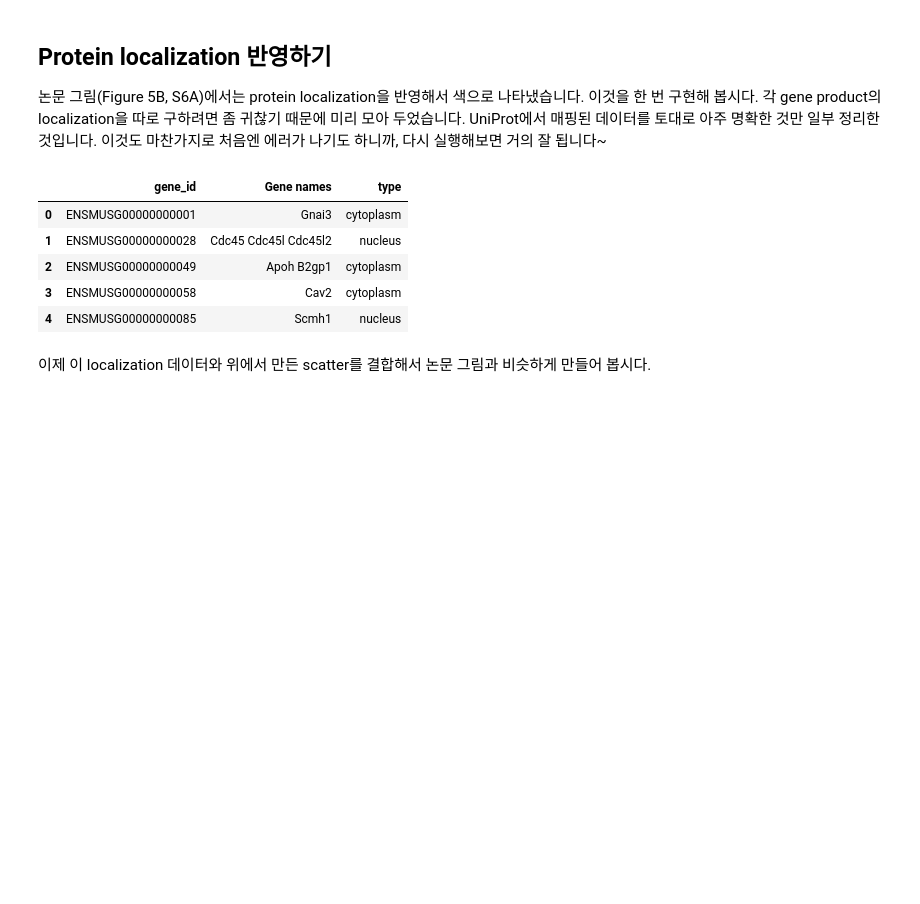
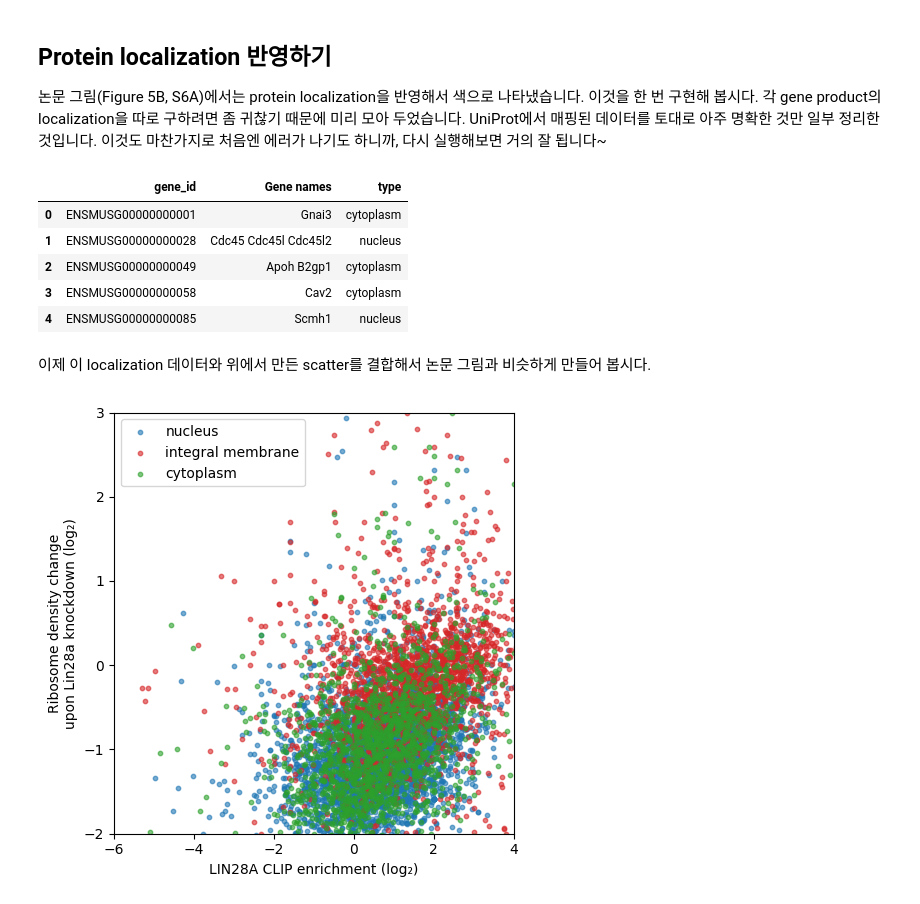
Before and after one commit to Hyeonnji/hyeonji-practice, a Jupyter notebook: CoLab_TermProj_2025_1.ipynb, the cells around one changed output. Cells and saved outputs as stored; diff of their text form; code cells hidden in the pictures; blank space fills up the shorter version.

Commit message:
Add localization-based colored scatter plot

```diff
--- a/CoLab_TermProj_2025_1.ipynb
+++ b/CoLab_TermProj_2025_1.ipynb
@@ -294,0 +293,33 @@ mouselocal.head()
+# %%
+import numpy as np
+import matplotlib.pyplot as plt
+
+cnts = cnts.copy()
+cnts['gene_id'] = cnts.index.str.replace(r'\.\d+$', '', regex=True)
+mouselocal['gene_id'] = mouselocal['gene_id'].str.replace(r'\.\d+$', '', regex=True)
+
+merged = cnts.merge(mouselocal[['gene_id', 'type']], on='gene_id')
+
+color_map = {
+    'nucleus': '#1f77b4',
+    'integral membrane': '#d62728',
+    'cytoplasm': '#2ca02c'
+}
+
+plt.figure(figsize=(5, 5))
+
+for t, c in color_map.items():
+    data = merged[merged['type'] == t]
+    x = np.log2(data['clip_enrichment'].replace(0, np.nan))
+    y = np.log2(data['rden_change'].replace(0, np.nan))
+    plt.scatter(x, y, s=10, c=c, label=t, alpha=0.6)
+
+plt.xlabel('LIN28A CLIP enrichment (log₂)')
+plt.ylabel('Ribosome density change\nupon Lin28a knockdown (log₂)')
+plt.xlim(-6, 4)
+plt.ylim(-2, 3)
+plt.legend()
+plt.tight_layout()
+plt.show()
+# %% [output]
+[figure, added]
```
Also changed, not shown: parts of 1 cell of this notebook.
